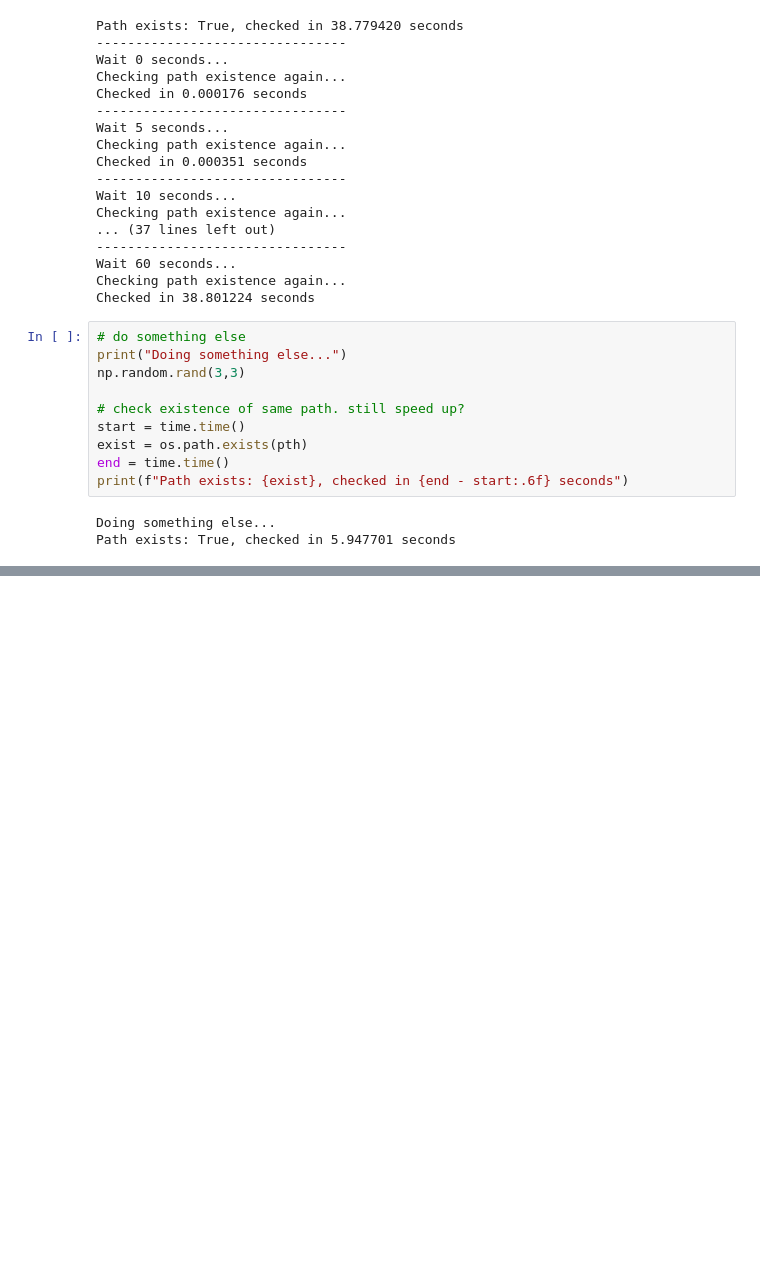
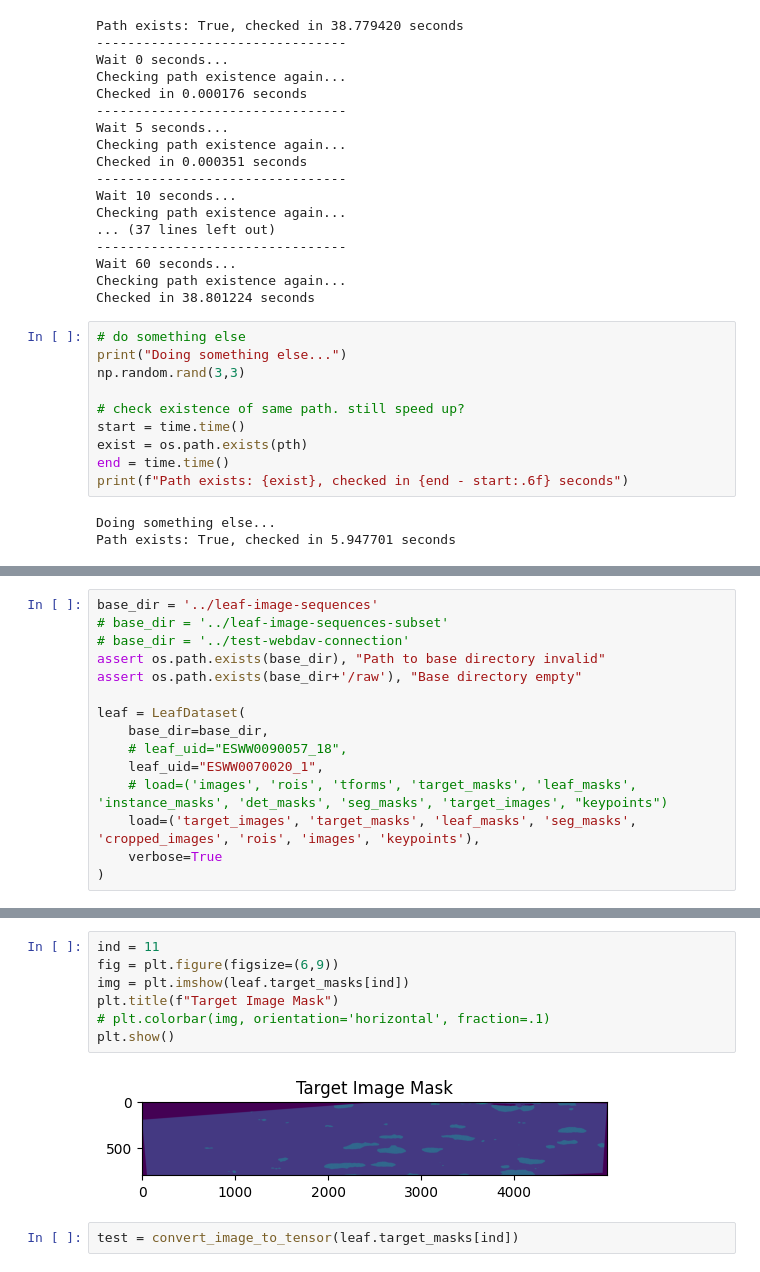
Before and after one commit to eboesch/LeafAlignment, a Jupyter notebook: Testing.ipynb, the cells around one changed output, grey strips where cells are left out. Saved outputs shown, nothing was run; the diff lists cells and outputs as text; blank space fills up the shorter version.

```diff
--- a/Testing.ipynb
+++ b/Testing.ipynb
@@ -84,0 +93,15 @@ Path exists: True, checked in 5.947701 seconds
+# %%
+base_dir = '../leaf-image-sequences'
+# base_dir = '../leaf-image-sequences-subset'
+# base_dir = '../test-webdav-connection'
+assert os.path.exists(base_dir), "Path to base directory invalid"
+assert os.path.exists(base_dir+'/raw'), "Base directory empty"
+
+leaf = LeafDataset(
+    base_dir=base_dir,
+    # leaf_uid="ESWW0090057_18",
+    leaf_uid="ESWW0070020_1",
+    # load=('images', 'rois', 'tforms', 'target_masks', 'leaf_masks', 'instance_masks', 'det_masks', 'seg_masks', 'target_images', "keypoints")
+    load=('target_images', 'target_masks', 'leaf_masks', 'seg_masks', 'cropped_images', 'rois', 'images', 'keypoints'),
+    verbose=True
+)
@@ -84,0 +126,11 @@ Path exists: True, checked in 5.947701 seconds
+# %%
+ind = 11
+fig = plt.figure(figsize=(6,9))
+img = plt.imshow(leaf.target_masks[ind])
+plt.title(f"Target Image Mask")
+# plt.colorbar(img, orientation='horizontal', fraction=.1)
+plt.show()
+# %% [output]
+[figure, added]
+# %%
+test = convert_image_to_tensor(leaf.target_masks[ind])
```
Also changed, not shown: parts of 12 cells of this notebook, 11 other files.
